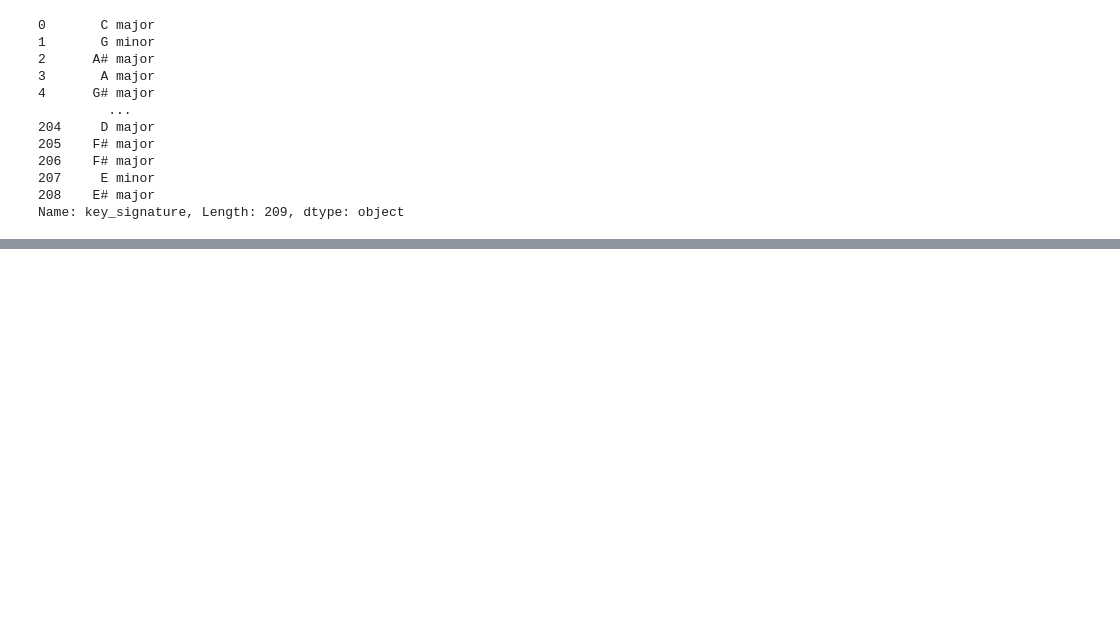
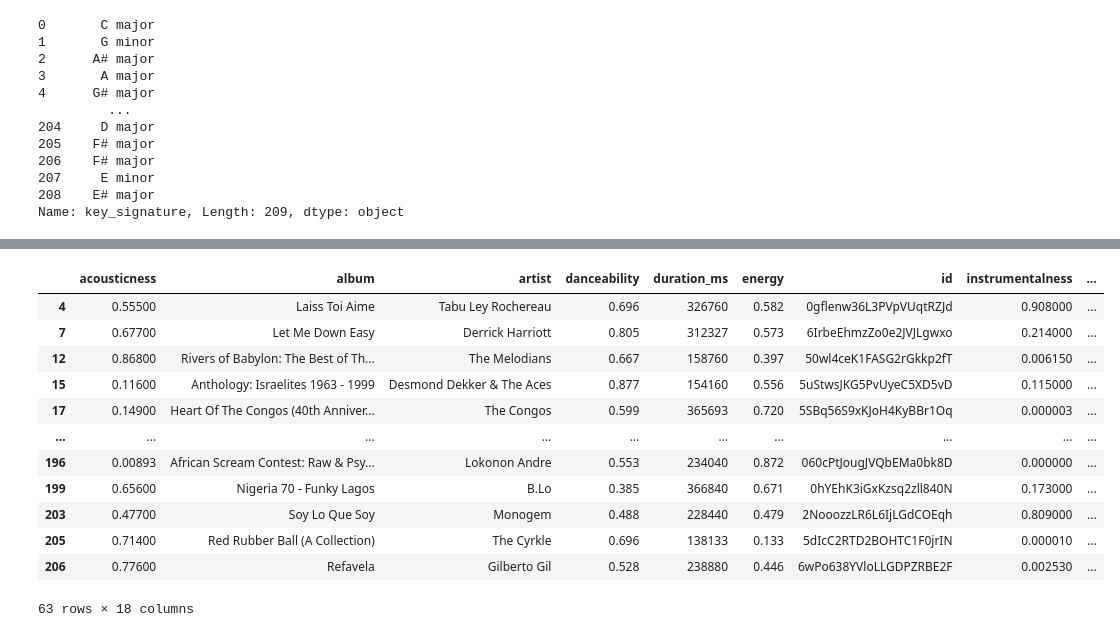
Before and after one commit to mmmuir/data_2_checks, a Jupyter notebook: project_brainstorm/spotipy_clean.ipynb, the cells around one changed output, grey strips where cells are left out. Saved outputs shown, nothing was run; the diff lists cells and outputs as text; code cells hidden in the pictures; blank space fills up the shorter version.

```diff
--- a/project_brainstorm/spotipy_clean.ipynb
+++ b/project_brainstorm/spotipy_clean.ipynb
@@ -178,0 +181,24 @@ merged.query('time_signature != 4')
+# %%
+# Tempo range, if desired.
+tempo_min = 0
+tempo_max = 999
+
+#
+friendly_keys = {'C# major': ['C# major', 'C# minor', 'F# major', 'D# minor', 'G# major','A# minor', 'F minor',]}
+
+# Show tracks with harmonically compatible key signatures.
+merged.query('key_signature in @friendly_keys["C# major"] & (@tempo_max > tempo > @tempo_min)')
+# %% [output]
+|  | acousticness | album | artist | danceability | duration_ms | energy | id | instrumentalness | ... |
+| 4 | 0.55500 | Laiss Toi Aime | Tabu Ley Rochereau | 0.696 | 326760 | 0.582 | 0gflenw36L3PVpVUqtRZJd | 0.908000 | ... |
+| 7 | 0.67700 | Let Me Down Easy | Derrick Harriott | 0.805 | 312327 | 0.573 | 6IrbeEhmzZo0e2JVJLgwxo | 0.214000 | ... |
+| 12 | 0.86800 | Rivers of Babylon: The Best of Th... | The Melodians | 0.667 | 158760 | 0.397 | 50wl4ceK1FASG2rGkkp2fT | 0.006150 | ... |
+| 15 | 0.11600 | Anthology: Israelites 1963 - 1999 | Desmond Dekker & The Aces | 0.877 | 154160 | 0.556 | 5uStwsJKG5PvUyeC5XD5vD | 0.115000 | ... |
+| 17 | 0.14900 | Heart Of The Congos (40th Anniver... | The Congos | 0.599 | 365693 | 0.720 | 5SBq56S9xKJoH4KyBBr1Oq | 0.000003 | ... |
+| ... | ... | ... | ... | ... | ... | ... | ... | ... | ... |
+| 196 | 0.00893 | African Scream Contest: Raw & Psy... | Lokonon Andre | 0.553 | 234040 | 0.872 | 060cPtJougJVQbEMa0bk8D | 0.000000 | ... |
+| 199 | 0.65600 | Nigeria 70 - Funky Lagos | B.Lo | 0.385 | 366840 | 0.671 | 0hYEhK3iGxKzsq2zll840N | 0.173000 | ... |
+| 203 | 0.47700 | Soy Lo Que Soy | Monogem | 0.488 | 228440 | 0.479 | 2NooozzLR6L6IjLGdCOEqh | 0.809000 | ... |
+| 205 | 0.71400 | Red Rubber Ball (A Collection) | The Cyrkle | 0.696 | 138133 | 0.133 | 5dIcC2RTD2BOHTC1F0jrIN | 0.000010 | ... |
+| 206 | 0.77600 | Refavela | Gilberto Gil | 0.528 | 238880 | 0.446 | 6wPo638YVloLLGDPZRBE2F | 0.002530 | ... |
+63 rows × 18 columns
```
Also changed, not shown: parts of 6 cells of this notebook.
